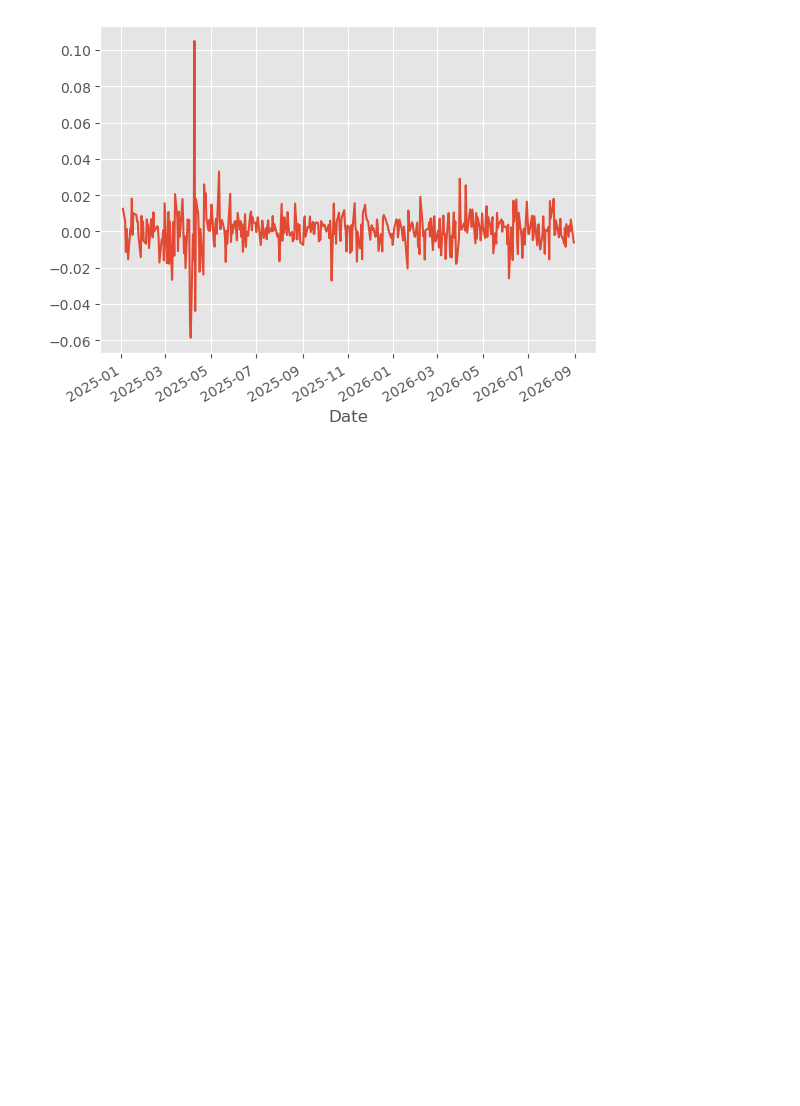
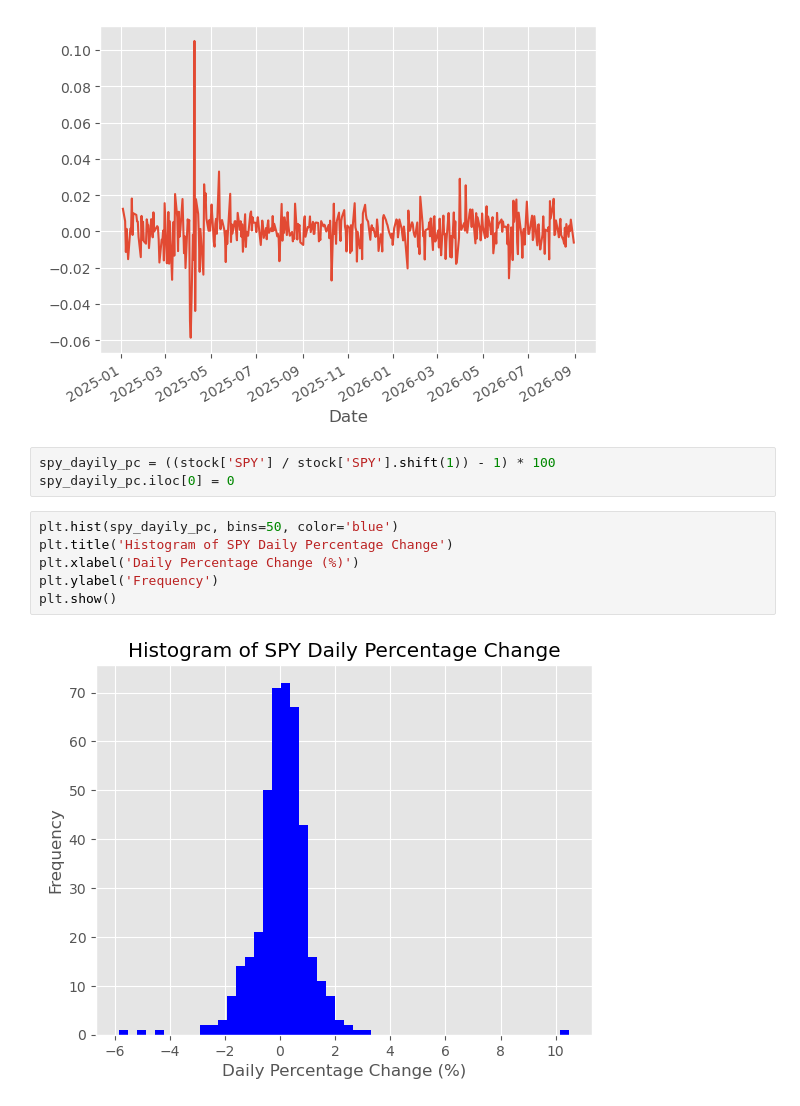
Before and after one commit to dev-innit/Financial-Data-Analysis-Project, a Jupyter notebook: base.ipynb, the cells around one changed output. Saved outputs shown, nothing was run; the diff lists cells and outputs as text; blank space fills up the shorter version.

```diff
--- a/base.ipynb
+++ b/base.ipynb
@@ -393,3 +393,14 @@ spy_dayily_pc.plot()
 # %% [output]
 <Axes: xlabel='Date'>
 [figure]
+# %%
+spy_dayily_pc = ((stock['SPY'] / stock['SPY'].shift(1)) - 1) * 100
+spy_dayily_pc.iloc[0] = 0
+# %%
+plt.hist(spy_dayily_pc, bins=50, color='blue')
+plt.title('Histogram of SPY Daily Percentage Change')
+plt.xlabel('Daily Percentage Change (%)')
+plt.ylabel('Frequency')
+plt.show()
+# %% [output]
+[figure, added]
```
Also changed, not shown: parts of 2 cells of this notebook.
